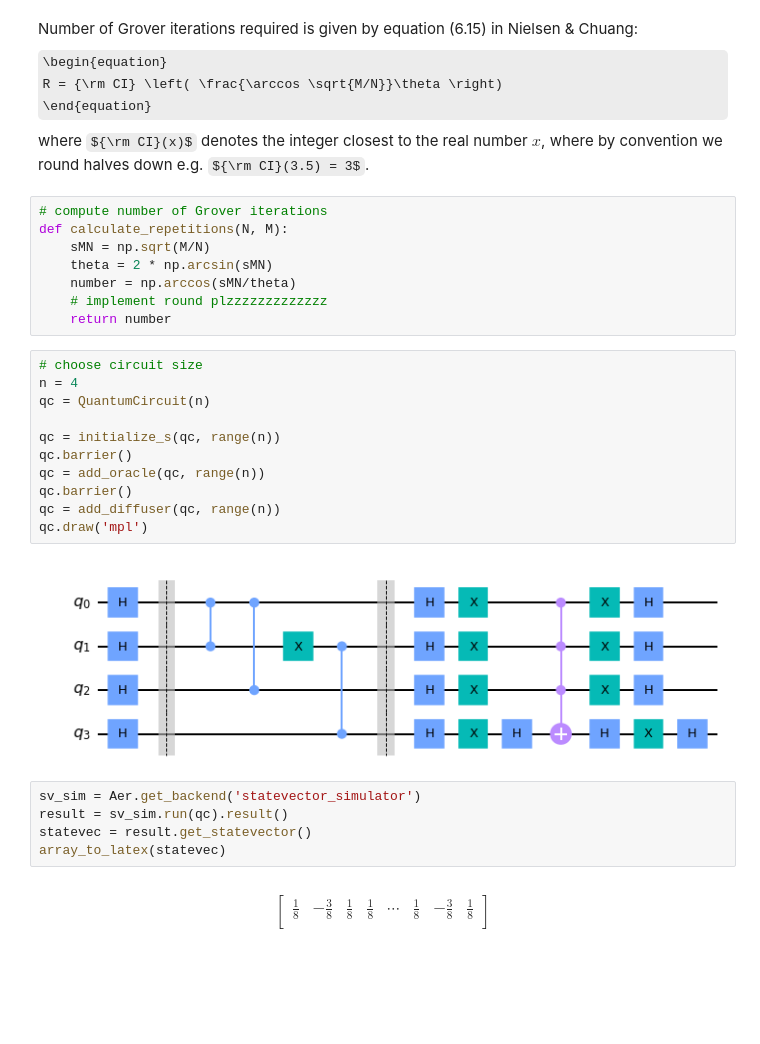
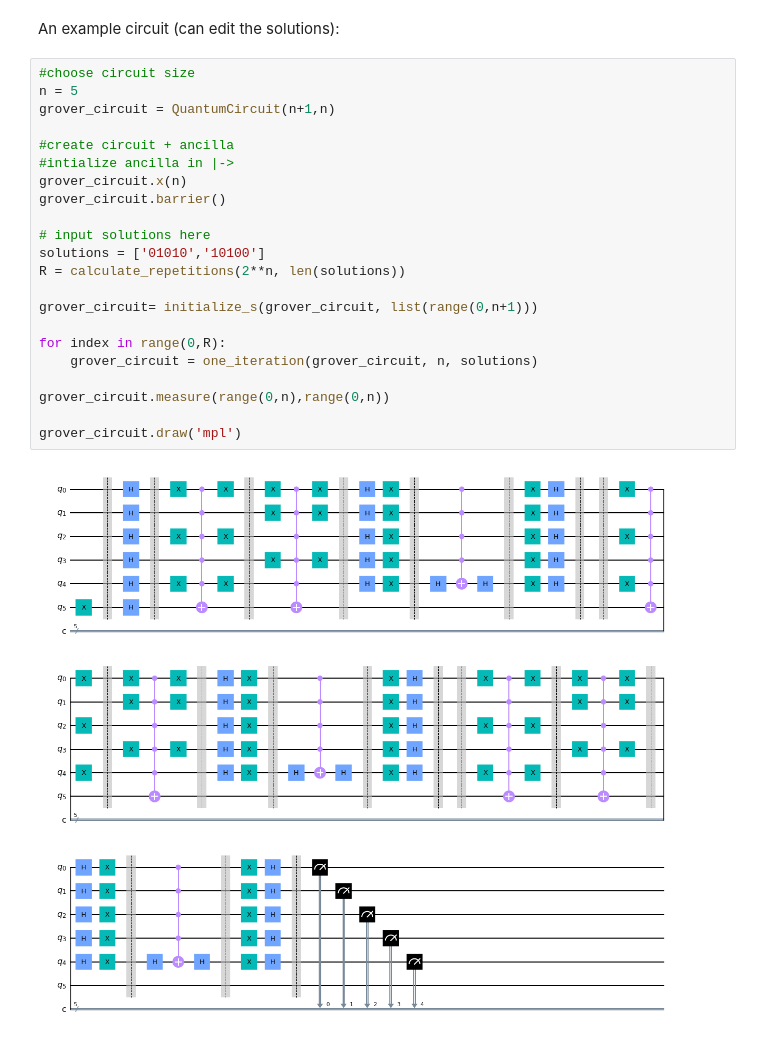
Before and after one commit to cristi1304/qchack, a Jupyter notebook: grover.ipynb, the cells around one changed output. Saved outputs shown, nothing was run; the diff lists cells and outputs as text; some formulas as TeX source; blank space fills up the shorter version.

```diff
--- a/grover.ipynb
+++ b/grover.ipynb
@@ -45,38 +86,26 @@ def add_diffuser(qc, qubits):
-# %% [markdown]
-Number of Grover iterations required is given by equation (6.15) in Nielsen & Chuang:
-\begin{equation}
-R = {\rm CI} \left( \frac{\arccos \sqrt{M/N}}\theta \right)
-\end{equation}
-where ${\rm CI}(x)$ denotes the integer closest to the real number $x$, where by convention we round halves down e.g. ${\rm CI}(3.5) = 3$.
-# %%
-# compute number of Grover iterations
-def calculate_repetitions(N, M):
-    sMN = np.sqrt(M/N)
-    theta = 2 * np.arcsin(sMN)
-    number = np.arccos(sMN/theta)
-    # implement round plzzzzzzzzzzzzz
-    return number
-# %%
-# choose circuit size
-n = 4
-qc = QuantumCircuit(n)
-
-qc = initialize_s(qc, range(n))
-qc.barrier()
-qc = add_oracle(qc, range(n))
-qc.barrier()
-qc = add_diffuser(qc, range(n))
-qc.draw('mpl')
-# %% [output]
-[figure, removed]
-# %%
-sv_sim = Aer.get_backend('statevector_simulator')
-result = sv_sim.run(qc).result()
-statevec = result.get_statevector()
-array_to_latex(statevec)
-# %% [output]
-$$
-\begin{bmatrix}
-\tfrac{1}{8} & -\tfrac{3}{8} & \tfrac{1}{8} & \tfrac{1}{8} & \cdots & \tfrac{1}{8} & -\tfrac{3}{8} & \tfrac{1}{8}  \\
- \end{bmatrix}
-$$
+# %% [markdown]
+An example circuit (can edit the solutions):
+# %%
+#choose circuit size
+n = 5
+grover_circuit = QuantumCircuit(n+1,n)
+
+#create circuit + ancilla
+#intialize ancilla in |->
+grover_circuit.x(n)
+grover_circuit.barrier()
+
+# input solutions here
+solutions = ['01010','10100']
+R = calculate_repetitions(2**n, len(solutions))
+
+grover_circuit= initialize_s(grover_circuit, list(range(0,n+1)))
+
+for index in range(0,R):
+    grover_circuit = one_iteration(grover_circuit, n, solutions)
+
+grover_circuit.measure(range(0,n),range(0,n))
+
+grover_circuit.draw('mpl')
+# %% [output]
+[figure, added]
```
Also changed, not shown: parts of 7 cells of this notebook, 4 other files.
